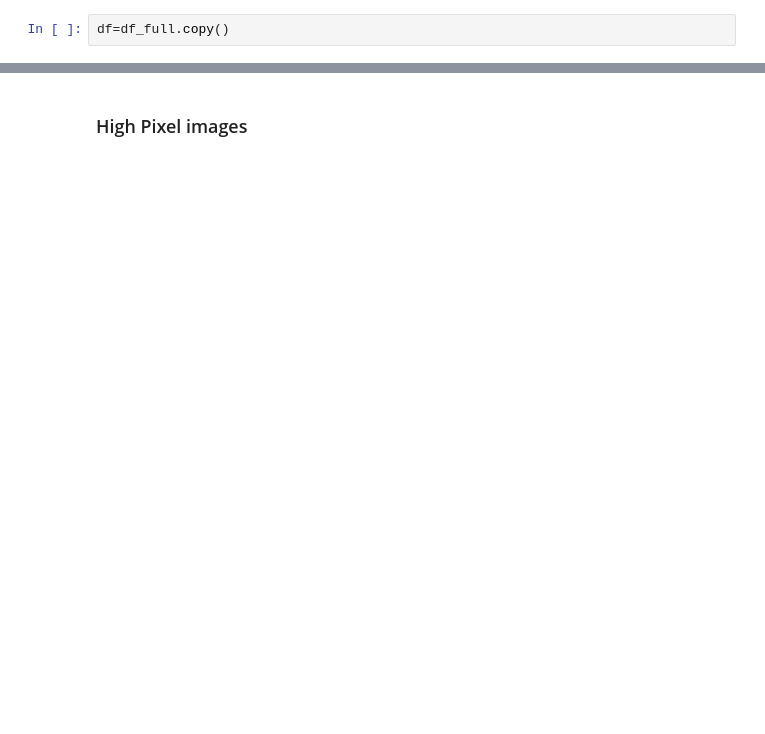
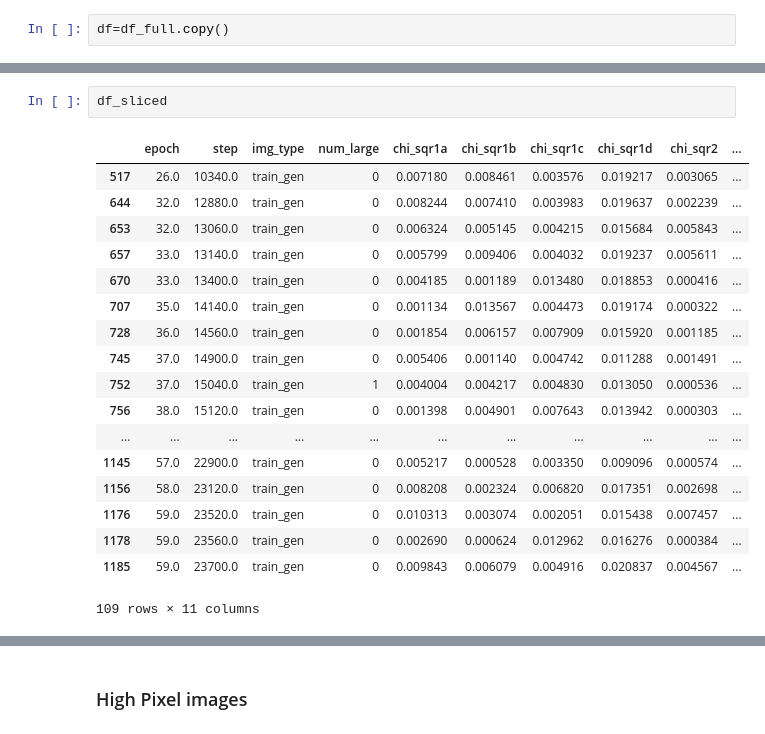
Before and after one commit to vmos1/lbann_cosmogan, a Jupyter notebook: 3_analysis/3c_analyze_validation_epochs.ipynb, the cells around one changed output, grey strips where cells are left out. Cells and saved outputs as stored; diff of their text form; blank space fills up the shorter version.

```diff
--- a/3_analysis/3c_analyze_validation_epochs.ipynb
+++ b/3_analysis/3c_analyze_validation_epochs.ipynb
@@ -379,2 +424,23 @@ df_sliced
+# %%
+df_sliced
+# %% [output]
+|  | epoch | step | img_type | num_large | chi_sqr1a | chi_sqr1b | chi_sqr1c | chi_sqr1d | chi_sqr2 | ... |
+| 517 | 26.0 | 10340.0 | train_gen | 0 | 0.007180 | 0.008461 | 0.003576 | 0.019217 | 0.003065 | ... |
+| 644 | 32.0 | 12880.0 | train_gen | 0 | 0.008244 | 0.007410 | 0.003983 | 0.019637 | 0.002239 | ... |
+| 653 | 32.0 | 13060.0 | train_gen | 0 | 0.006324 | 0.005145 | 0.004215 | 0.015684 | 0.005843 | ... |
+| 657 | 33.0 | 13140.0 | train_gen | 0 | 0.005799 | 0.009406 | 0.004032 | 0.019237 | 0.005611 | ... |
+| 670 | 33.0 | 13400.0 | train_gen | 0 | 0.004185 | 0.001189 | 0.013480 | 0.018853 | 0.000416 | ... |
+| 707 | 35.0 | 14140.0 | train_gen | 0 | 0.001134 | 0.013567 | 0.004473 | 0.019174 | 0.000322 | ... |
+| 728 | 36.0 | 14560.0 | train_gen | 0 | 0.001854 | 0.006157 | 0.007909 | 0.015920 | 0.001185 | ... |
+| 745 | 37.0 | 14900.0 | train_gen | 0 | 0.005406 | 0.001140 | 0.004742 | 0.011288 | 0.001491 | ... |
+| 752 | 37.0 | 15040.0 | train_gen | 1 | 0.004004 | 0.004217 | 0.004830 | 0.013050 | 0.000536 | ... |
+| 756 | 38.0 | 15120.0 | train_gen | 0 | 0.001398 | 0.004901 | 0.007643 | 0.013942 | 0.000303 | ... |
+| ... | ... | ... | ... | ... | ... | ... | ... | ... | ... | ... |
+| 1145 | 57.0 | 22900.0 | train_gen | 0 | 0.005217 | 0.000528 | 0.003350 | 0.009096 | 0.000574 | ... |
+| 1156 | 58.0 | 23120.0 | train_gen | 0 | 0.008208 | 0.002324 | 0.006820 | 0.017351 | 0.002698 | ... |
+| 1176 | 59.0 | 23520.0 | train_gen | 0 | 0.010313 | 0.003074 | 0.002051 | 0.015438 | 0.007457 | ... |
+| 1178 | 59.0 | 23560.0 | train_gen | 0 | 0.002690 | 0.000624 | 0.012962 | 0.016276 | 0.000384 | ... |
+| 1185 | 59.0 | 23700.0 | train_gen | 0 | 0.009843 | 0.006079 | 0.004916 | 0.020837 | 0.004567 | ... |
+109 rows × 11 columns
 # %%
 ### Plot chi-sqr values
```
Also changed, not shown: parts of 17 cells of this notebook, 8 other files.
